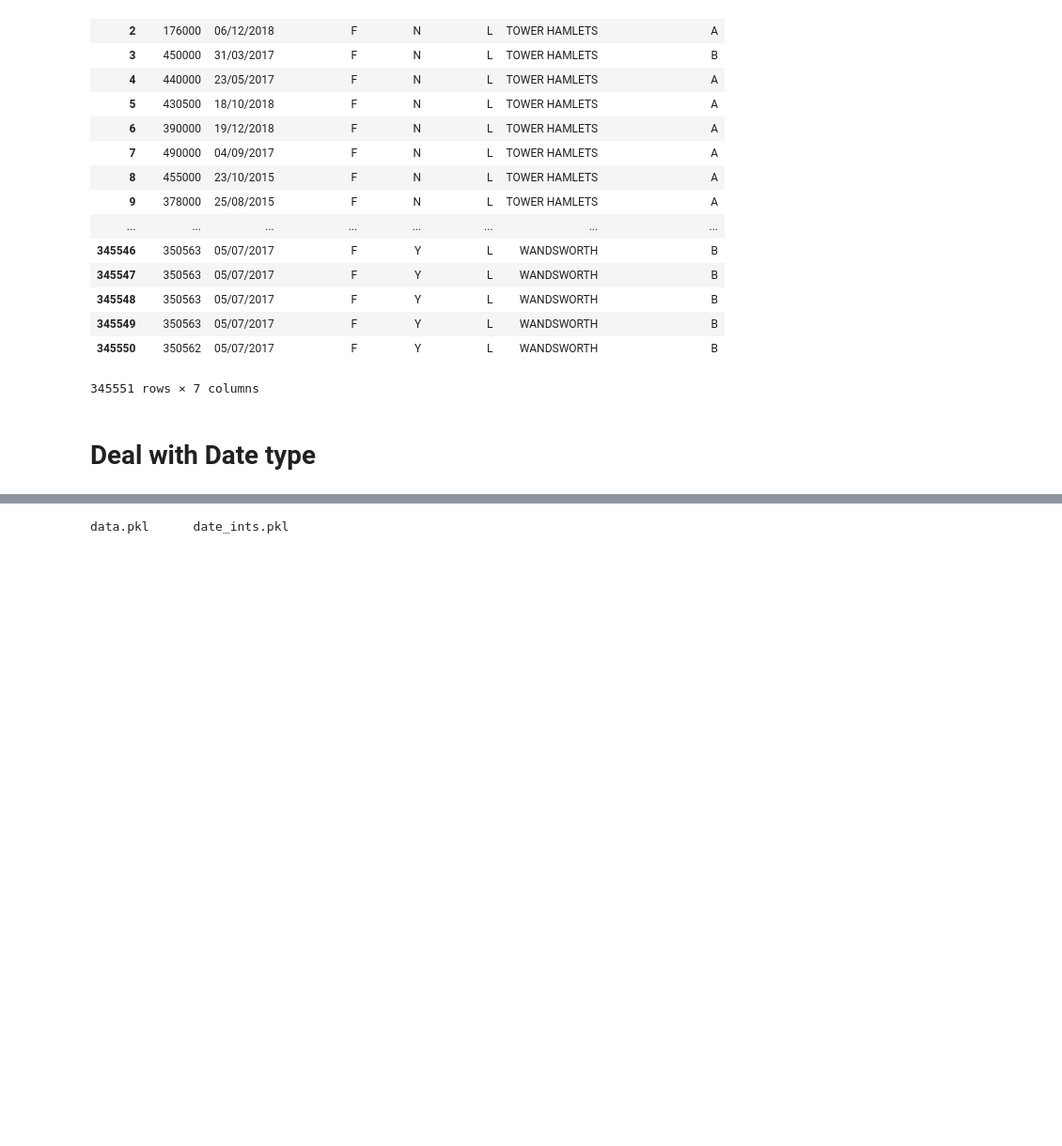
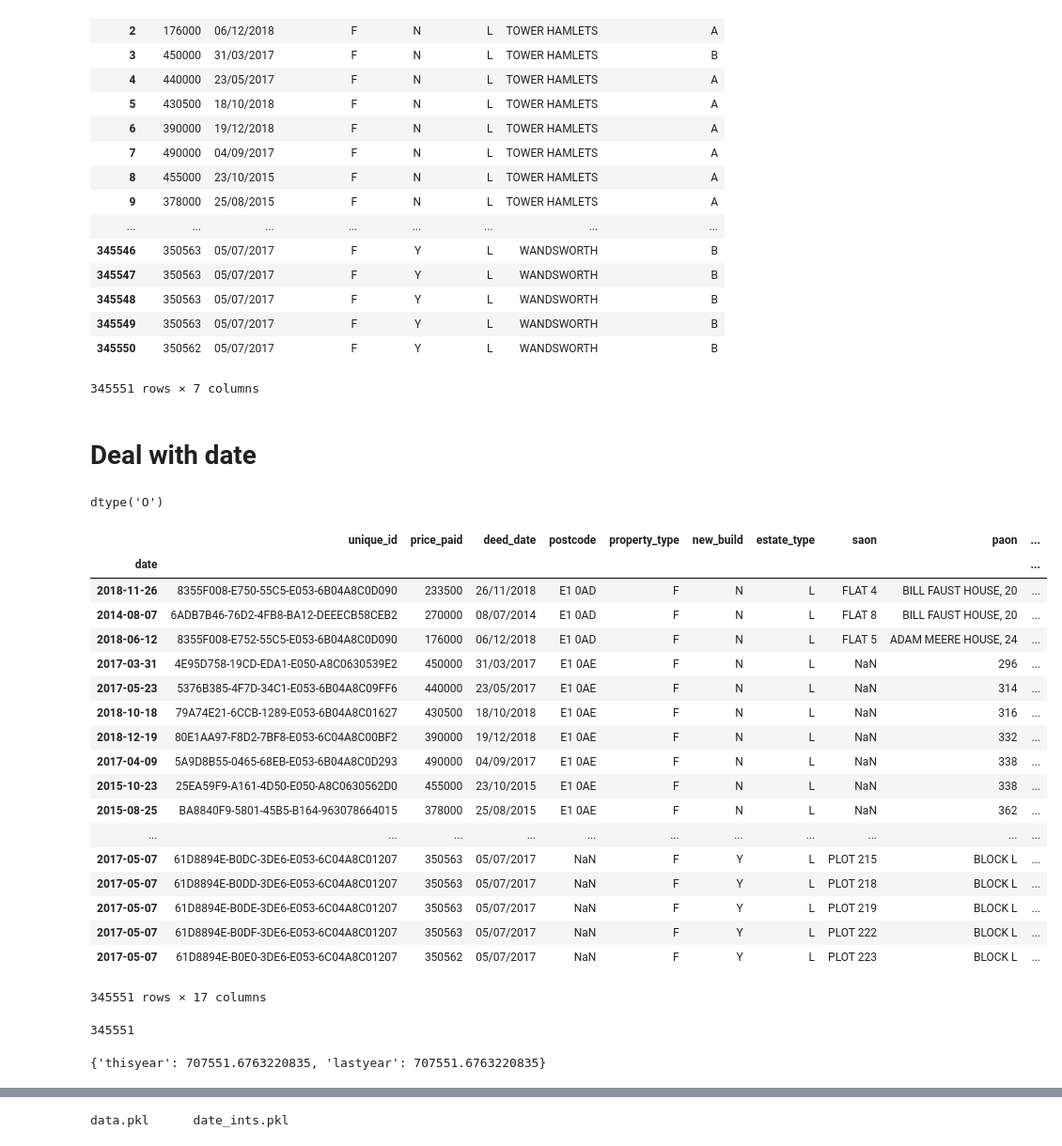
Before and after one commit to davidmaceachern/QAC020X303, a Jupyter notebook: notebooks/master.ipynb, the cells around one changed output, grey strips where cells are left out. Shown: that part at 94% size. Drawn from its saved outputs; the diff is of its cells as text; code cells hidden in the pictures; blank space fills up the shorter version.

```diff
--- a/notebooks/master.ipynb
+++ b/notebooks/master.ipynb
@@ -181,4 +195,49 @@ df.drop(['unique_id', 'paon', 'saon', 'linked_data_url', 'street', 'locality', '
 | 345550 | 350562 | 05/07/2017 | F | Y | L | WANDSWORTH | B |
 345551 rows × 7 columns
 # %% [markdown]
-# Deal with Date type
+# Deal with date
+# %%
+df = pd.read_csv('../data/raw/01_06_2014_until_04_06_2019.csv')
+# Check dtype for deed date
+df['deed_date'].dtypes
+# %% [output]
+dtype('O')
+# %%
+# Convert the date object type to datetime...timestamp
+df['date'] = pd.to_datetime(df['deed_date'])
+# %%
+# Setting the index, row count should be 345551
+df.index = df['date']
+df
+# %% [output]
+|  | unique_id | price_paid | deed_date | postcode | property_type | new_build | estate_type | saon | paon | ... |
+| date |  |  |  |  |  |  |  |  |  | ... |
+| 2018-11-26 | 8355F008-E750-55C5-E053-6B04A8C0D090 | 233500 | 26/11/2018 | E1 0AD | F | N | L | FLAT 4 | BILL FAUST HOUSE, 20 | ... |
+| 2014-08-07 | 6ADB7B46-76D2-4FB8-BA12-DEEECB58CEB2 | 270000 | 08/07/2014 | E1 0AD | F | N | L | FLAT 8 | BILL FAUST HOUSE, 20 | ... |
+| 2018-06-12 | 8355F008-E752-55C5-E053-6B04A8C0D090 | 176000 | 06/12/2018 | E1 0AD | F | N | L | FLAT 5 | ADAM MEERE HOUSE, 24 | ... |
+| 2017-03-31 | 4E95D758-19CD-EDA1-E050-A8C0630539E2 | 450000 | 31/03/2017 | E1 0AE | F | N | L | NaN | 296 | ... |
+| 2017-05-23 | 5376B385-4F7D-34C1-E053-6B04A8C09FF6 | 440000 | 23/05/2017 | E1 0AE | F | N | L | NaN | 314 | ... |
+| 2018-10-18 | 79A74E21-6CCB-1289-E053-6B04A8C01627 | 430500 | 18/10/2018 | E1 0AE | F | N | L | NaN | 316 | ... |
+| 2018-12-19 | 80E1AA97-F8D2-7BF8-E053-6C04A8C00BF2 | 390000 | 19/12/2018 | E1 0AE | F | N | L | NaN | 332 | ... |
+| 2017-04-09 | 5A9D8B55-0465-68EB-E053-6B04A8C0D293 | 490000 | 04/09/2017 | E1 0AE | F | N | L | NaN | 338 | ... |
+| 2015-10-23 | 25EA59F9-A161-4D50-E050-A8C0630562D0 | 455000 | 23/10/2015 | E1 0AE | F | N | L | NaN | 338 | ... |
+| 2015-08-25 | BA8840F9-5801-45B5-B164-963078664015 | 378000 | 25/08/2015 | E1 0AE | F | N | L | NaN | 362 | ... |
+| ... | ... | ... | ... | ... | ... | ... | ... | ... | ... | ... |
+| 2017-05-07 | 61D8894E-B0DC-3DE6-E053-6C04A8C01207 | 350563 | 05/07/2017 | NaN | F | Y | L | PLOT 215 | BLOCK L | ... |
+| 2017-05-07 | 61D8894E-B0DD-3DE6-E053-6C04A8C01207 | 350563 | 05/07/2017 | NaN | F | Y | L | PLOT 218 | BLOCK L | ... |
+| 2017-05-07 | 61D8894E-B0DE-3DE6-E053-6C04A8C01207 | 350563 | 05/07/2017 | NaN | F | Y | L | PLOT 219 | BLOCK L | ... |
+| 2017-05-07 | 61D8894E-B0DF-3DE6-E053-6C04A8C01207 | 350563 | 05/07/2017 | NaN | F | Y | L | PLOT 222 | BLOCK L | ... |
+| 2017-05-07 | 61D8894E-B0E0-3DE6-E053-6C04A8C01207 | 350562 | 05/07/2017 | NaN | F | Y | L | PLOT 223 | BLOCK L | ... |
+345551 rows × 17 columns
+# %%
+# Checking the length of each group by adds up to total length
+len(df['2019']) + len(df['2018']) + len(df['2017']) + len(df['2016']) + len(df['2015']) + len(df['2014'])
+# %% [output]
+345551
+# %%
+# Average House Price Per Year Grouped by Borough
+_2019 = df['2019' and df['district'] == 'TOWER HAMLETS'].price_paid.mean()
+_2018 = df['2018' and df['district'] == 'TOWER HAMLETS'].price_paid.mean()
+print({"thisyear": _2019, "lastyear": _2018})
+# %% [output]
+{'thisyear': 707551.6763220835, 'lastyear': 707551.6763220835}
```
Also changed, not shown: parts of 40 cells of this notebook, 8 other files.
